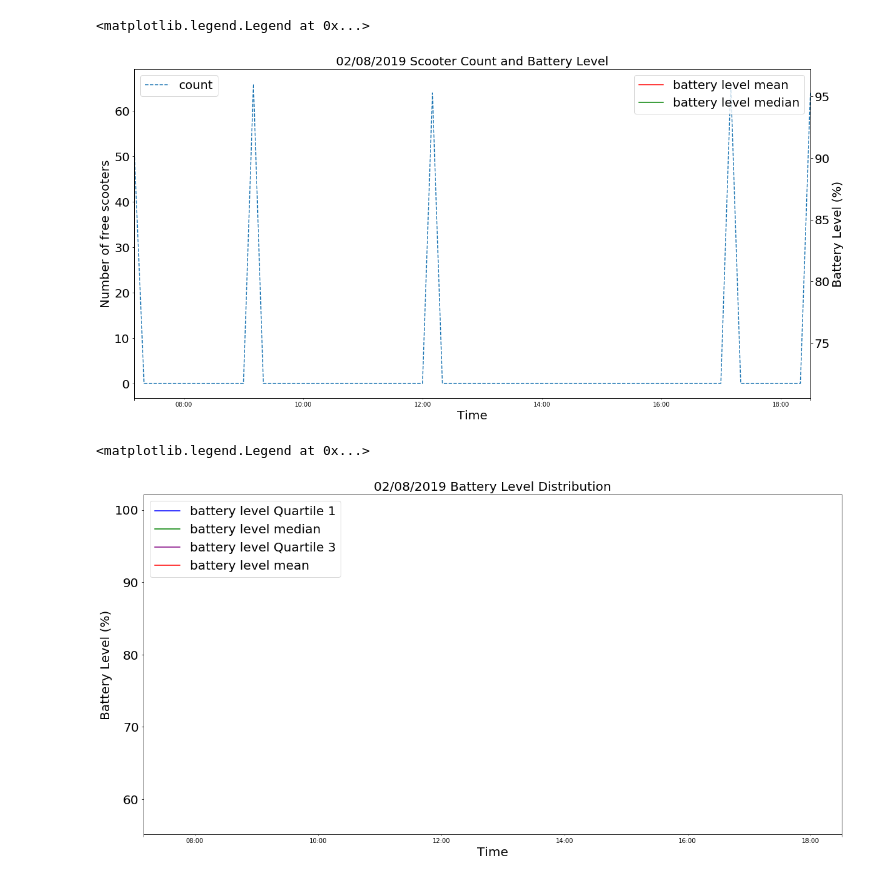
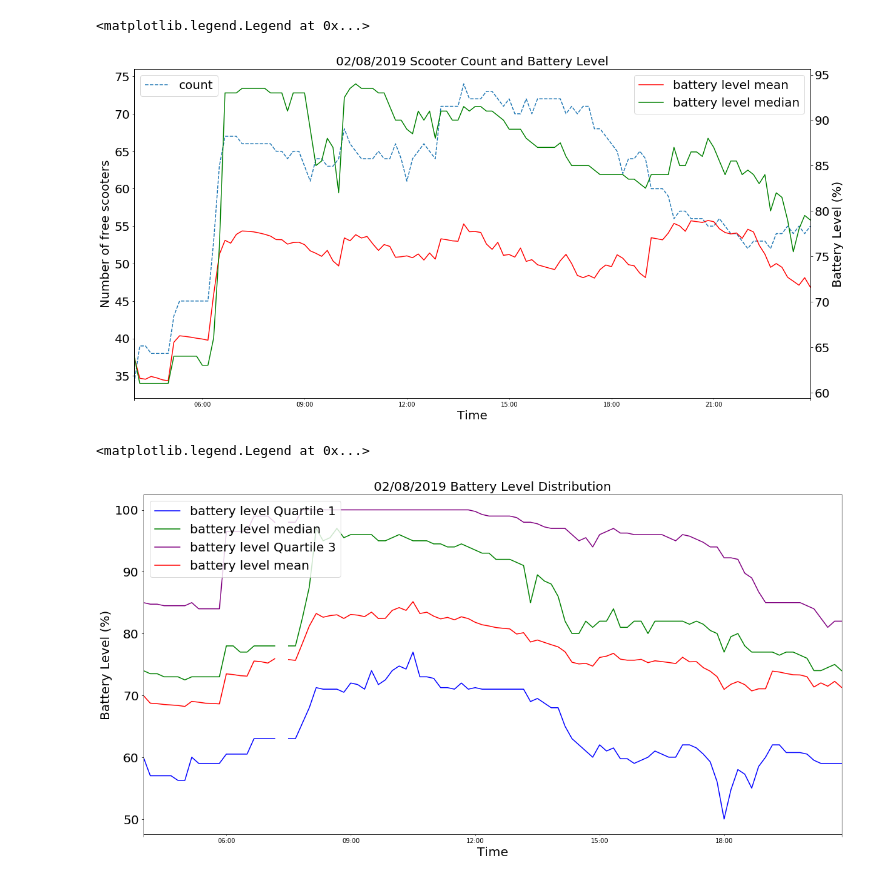
Before and after one commit to brandonapon/birdwatcher, a Jupyter notebook: src/trend_analysis/ride_visualizations.ipynb, the cells around one changed output. Saved outputs shown, nothing was run; the diff lists cells and outputs as text; code cells hidden in the pictures.

```diff
--- a/src/trend_analysis/ride_visualizations.ipynb
+++ b/src/trend_analysis/ride_visualizations.ipynb
@@ -81,32 +95,32 @@ KeyError: Timestamp('2019-02-08 07:20:00', freq='10T')
 # %%
 # Returns the large plot of battery and count for the powerpoint
-day_df = df[df['date_string'] == '2019-02-08']
+day_df = df[df['date_string'] == '2019-02-15']
 fontsize = '20'
 freq_df = day_df.groupby(pd.Grouper(key = 'datetime', freq='10min'))['id'].nunique()
 ax = freq_df.plot(figsize=(20,10), label = 'count', ls='dashed')
 ax1 = ax.twinx()
 ax.set_title("02/08/2019 Scooter Count and Battery Level", fontsize = fontsize)
 ax.set_xlabel("Time", fontsize = fontsize)
 ax.legend(loc = 2, fontsize = fontsize)
 ax.set_ylabel("Number of free scooters", fontsize = fontsize)
 ax.tick_params(axis = 'both', labelsize = fontsize)
 ax1.set_ylabel("Battery Level (%)", fontsize = fontsize)
 ax1.tick_params(axis = 'both', labelsize = fontsize)
 bat_df = day_df.groupby(pd.Grouper(key = 'datetime', freq='10min'))['battery_level'].mean()
 bat_df_q1 = day_df.groupby(pd.Grouper(key = 'datetime', freq='10min'))['battery_level'].quantile(0.25)
 bat_df_q2 = day_df.groupby(pd.Grouper(key = 'datetime', freq='10min'))['battery_level'].median()
 bat_df_q3 = day_df.groupby(pd.Grouper(key = 'datetime', freq='10min'))['battery_level'].quantile(0.75)
 bat_df.plot(figsize=(20,10), ax=ax1, color= 'red', label = 'battery level mean')
 # bat_df_q1.plot(figsize = (20,10), ax=ax1, color= 'blue', label = 'battery level Quartile 1')
 bat_df_q2.plot(figsize = (20,10), ax=ax1, color= 'green', label = 'battery level median')
 # bat_df_q3.plot(figsize = (20,10), ax=ax1, color= 'purple', label = 'battery level Quartile 3')
 # ax1.set_ylim(bottom=0)
 # ax.set_ylim(bottom=0)
 
 ax1.legend(fontsize = fontsize)
 # %% [output]
 <matplotlib.legend.Legend at 0x...>
-[figure, old version]
+[figure, new version]
 # %%
 # Returns the large plot of battery and count for the powerpoint
 day_df = df[df['date_string'] == '2019-02-08']
@@ -137,4 +151,4 @@ ax.tick_params(axis = 'both', labelsize = fontsize)
 ax1.legend(fontsize = fontsize)
 # %% [output]
 <matplotlib.legend.Legend at 0x...>
-[figure, old version]
+[figure, new version]
```
Also changed, not shown: parts of 4 cells of this notebook, 4 other files.
